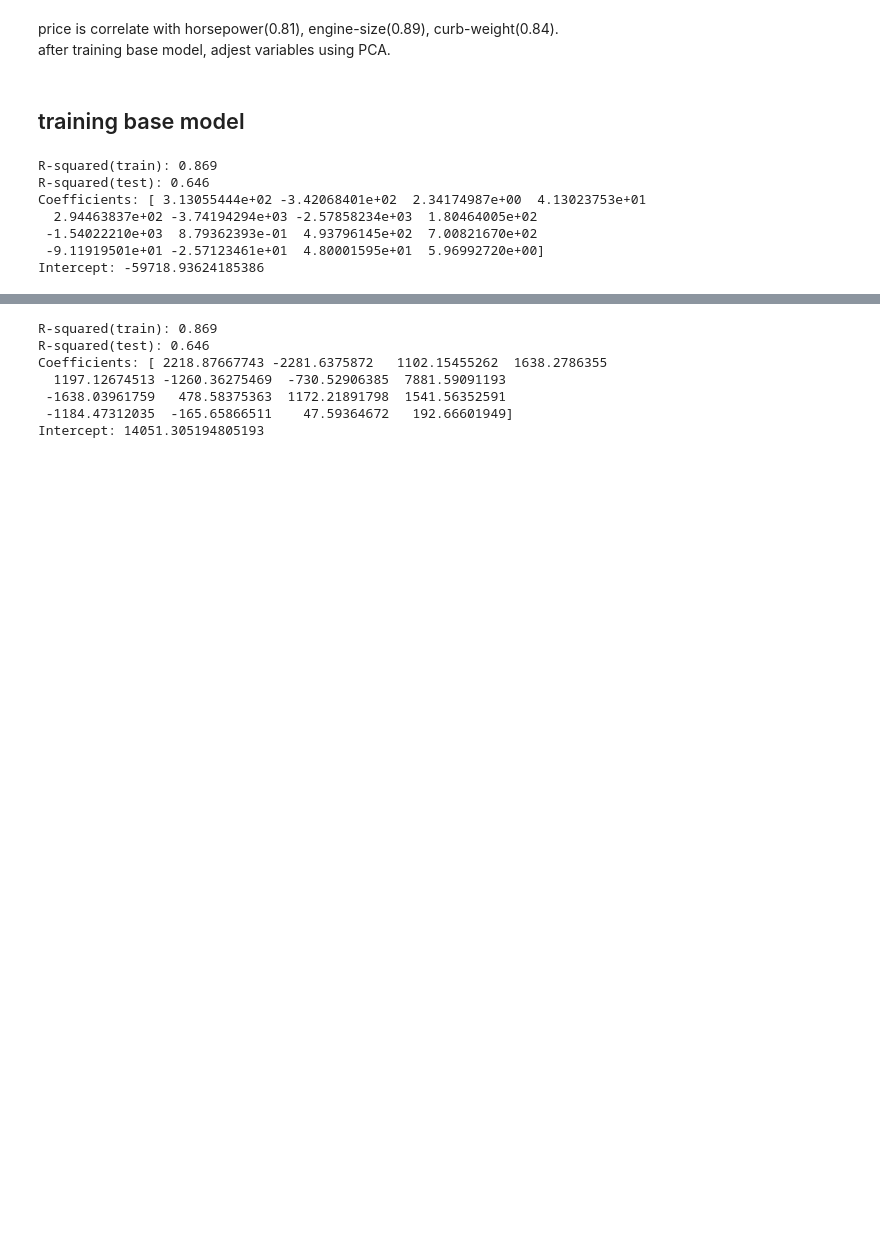
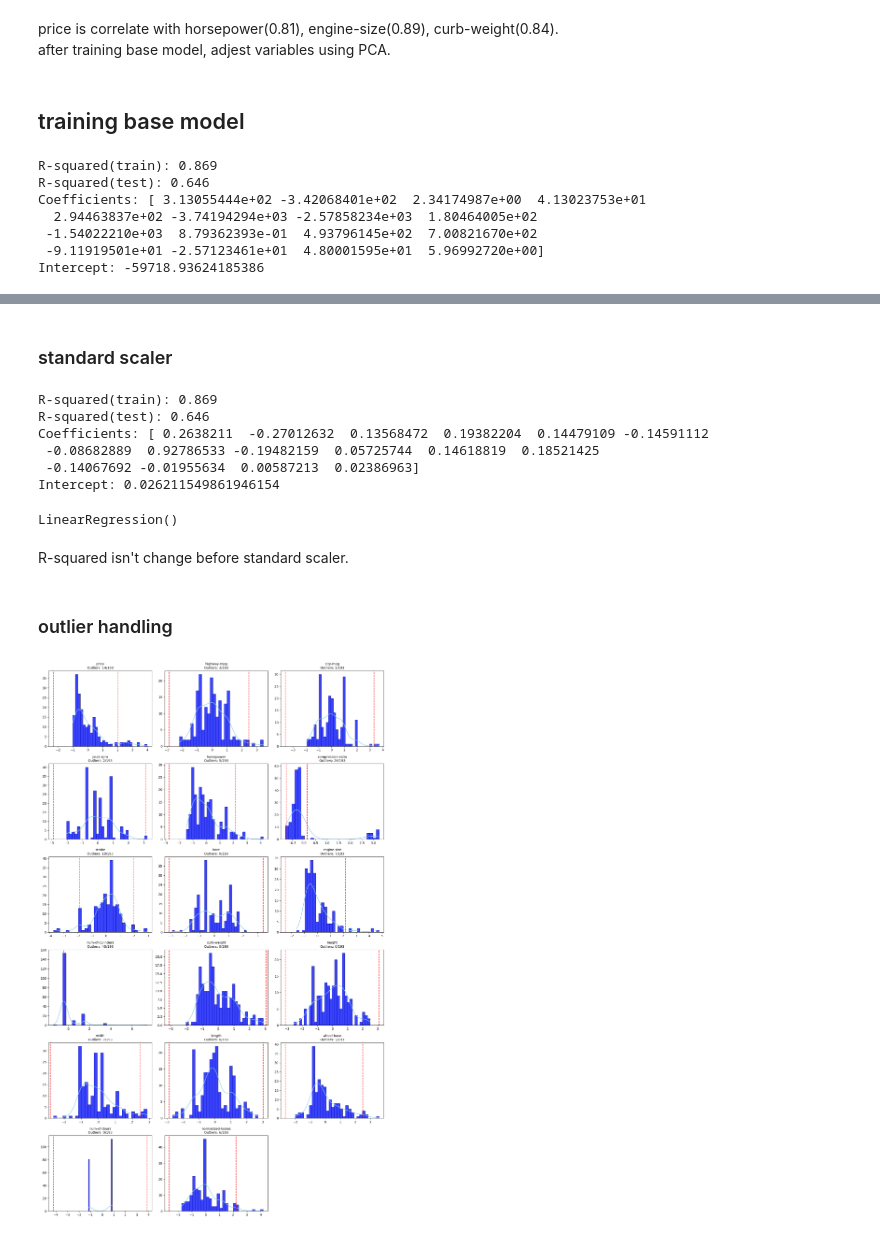
Before and after one commit to taskmemo/data-science-portfolio-taskmemo, a Jupyter notebook: multiple_linear_regression.ipynb, the cells around one changed output, grey strips where cells are left out. Saved outputs shown, nothing was run; the diff lists cells and outputs as text; code cells hidden in the pictures; blank space fills up the shorter version.

```diff
--- a/multiple_linear_regression.ipynb
+++ b/multiple_linear_regression.ipynb
@@ -214,16 +221,63 @@ def train_linear_regression_model(x_train, y_train, x_test, y_test):
 - feature selection(perhaps PCA?)
 - cross validation
 - check for linearity
+# %% [markdown]
+### standard scaler
 # %%
 sc = StandardScaler()
-x_train_scaled = sc.fit_transform(x_train)
-x_test_scaled = sc.transform(x_test)
-model_scaled = train_linear_regression_model(x_train_scaled, y_train, x_test_scaled, y_test)
+
+# df_car_cleaned standard scaling
+df_scaled = df_car_cleaned.copy()
+numerical_cols = df_scaled.select_dtypes(include=[np.number]).columns.tolist()
+df_scaled[numerical_cols] = sc.fit_transform(df_scaled[numerical_cols])
+x = df_scaled.drop("price", axis=1).select_dtypes(include=[np.number])
+y = df_scaled["price"]
+evaluate_linear_regression(x,y)
 # %% [output]
 R-squared(train): 0.869
 R-squared(test): 0.646
-Coefficients: [ 2218.87667743 -2281.6375872   1102.15455262  1638.2786355
-  1197.12674513 -1260.36275469  -730.52906385  7881.59091193
- -1638.03961759   478.58375363  1172.21891798  1541.56352591
- -1184.47312035  -165.65866511    47.59364672   192.66601949]
-Intercept: 14051.305194805193
+Coefficients: [ 0.2638211  -0.27012632  0.13568472  0.19382204  0.14479109 -0.14591112
+ -0.08682889  0.92786533 -0.19482159  0.05725744  0.14618819  0.18521425
+ -0.14067692 -0.01955634  0.00587213  0.02386963]
+Intercept: 0.026211549861946154
+LinearRegression()
+# %% [markdown]
+R-squared isn't change before standard scaler.
+# %% [markdown]
+### outlier handling
+# %%
+def outlier_plot(df, numerical_columns):
+    """ Plot histograms for multiple columns with outlier boundaries using IQR method """
+    n_cols = 3 # 1 lines fof 3 plots
+    n_rows = int(np.ceil(len(numerical_columns) / n_cols))
+
+    fig, axes = plt.subplots(n_rows, n_cols, figsize=(5 * n_cols, 4 * n_rows))
+    axes = axes.flatten()
+
+    for i, col in enumerate(numerical_columns):
+        Q1 = df[col].quantile(0.25)
+        Q3 = df[col].quantile(0.75)
+        IQR = Q3 - Q1
+        lower = Q1 - 1.5 * IQR
+        upper = Q3 + 1.5 * IQR
+
+        outliers = df[(df[col] < lower) | (df[col] > upper)]
+
+        # plot
+        sns.histplot(df[col], bins=30, kde=True, ax=axes[i], color="skyblue")
+        axes[i].hist(df[col], bins=30, color='blue', alpha=0.7)
+        axes[i].axvline(lower, color='r', linestyle='--')
+        axes[i].axvline(upper, color='r', linestyle='--')
+        axes[i].set_title(f"{col}\nOutliers: {len(outliers)}/{len(df)}", fontsize=10)
+        axes[i].set_xlabel("")
+        axes[i].set_ylabel("")
+    # Remove empty subplots
+    for j in range(i + 1, len(axes)):
+        fig.delaxes(axes[j])
+    plt.tight_layout()
+    plt.show()
+# %%
+numerical_columns = df_scaled.select_dtypes(include=[np.number]).columns.tolist()
+outlier_plot(df_scaled, numerical_columns)
+# %% [output]
+[figure, added]
```
Also changed, not shown: parts of 9 cells of this notebook, 2 other files.
